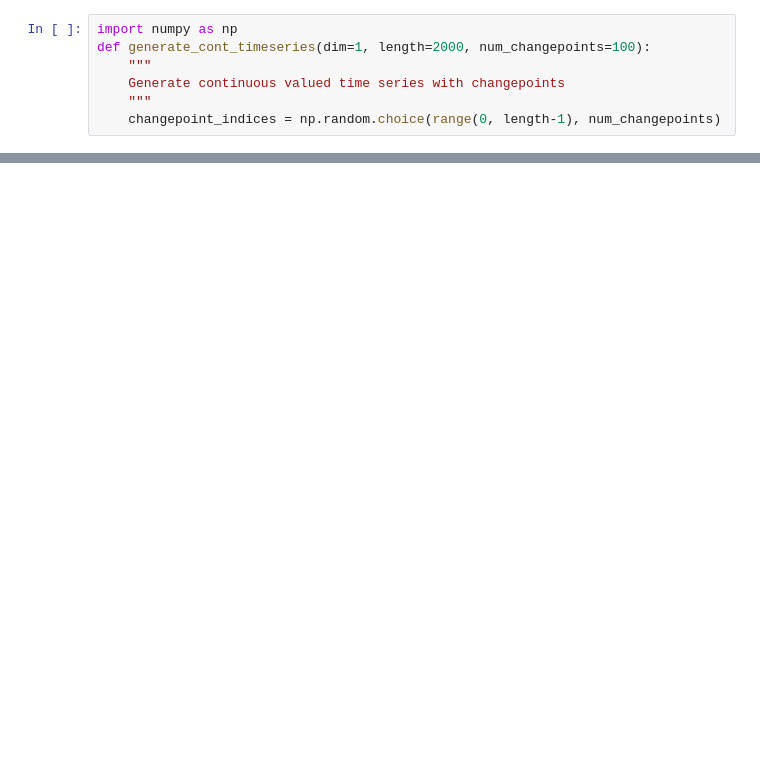
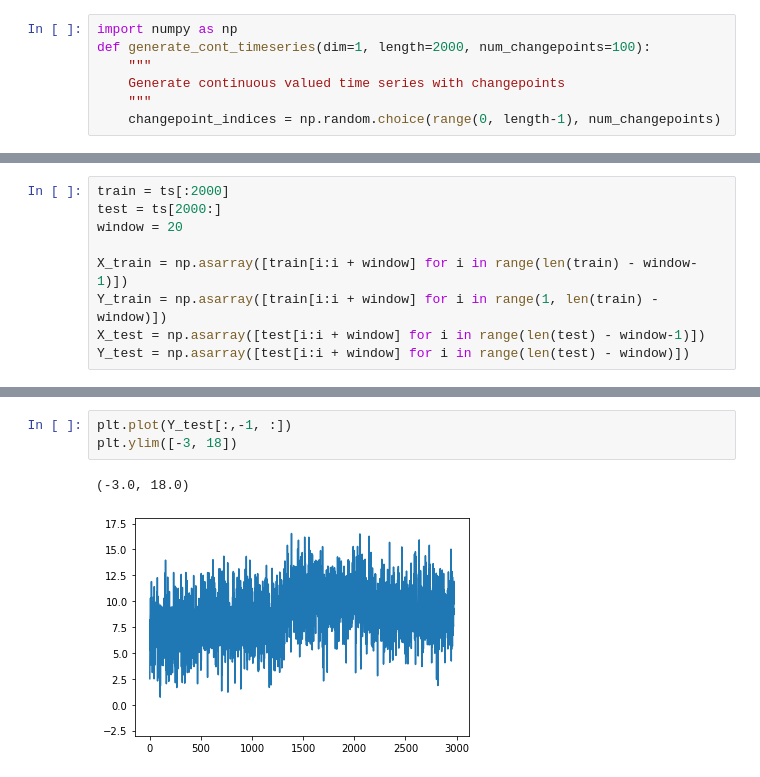
Before and after one commit to jlee118/VAECJ, a Jupyter notebook: VRNNGAN-continuous.ipynb, the cells around one changed output, grey strips where cells are left out. Cells and saved outputs as stored; diff of their text form; blank space fills up the shorter version.

```diff
--- a/VRNNGAN-continuous.ipynb
+++ b/VRNNGAN-continuous.ipynb
@@ -23,0 +33,9 @@ plt.plot(ts)
+# %%
+train = ts[:2000]
+test = ts[2000:]
+window = 20
+
+X_train = np.asarray([train[i:i + window] for i in range(len(train) - window-1)])
+Y_train = np.asarray([train[i:i + window] for i in range(1, len(train) - window)])
+X_test = np.asarray([test[i:i + window] for i in range(len(test) - window-1)])
+Y_test = np.asarray([test[i:i + window] for i in range(len(test) - window)])
@@ -212,0 +498,6 @@ class VRNNGRU(tf.keras.Model):
+# %%
+plt.plot(Y_test[:,-1, :])
+plt.ylim([-3, 18])
+# %% [output]
+(-3.0, 18.0)
+[figure, added]
```
Also changed, not shown: parts of 23 cells of this notebook.
